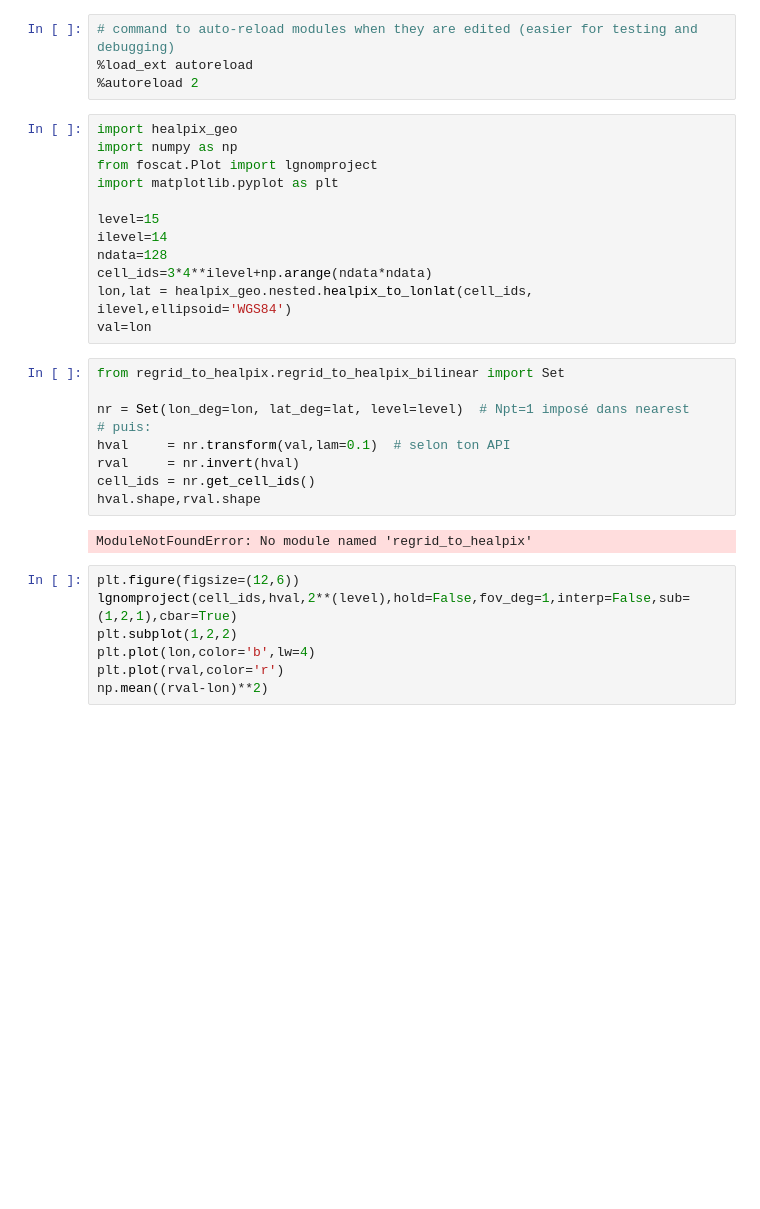
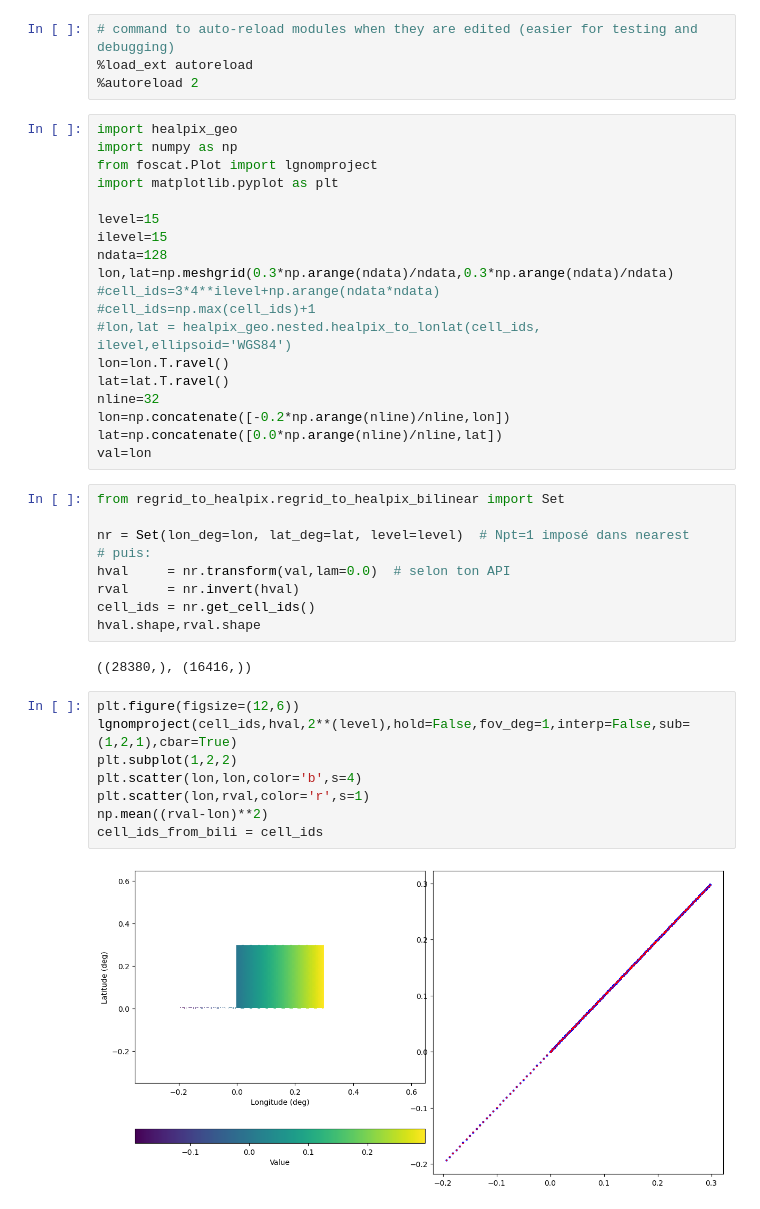
Before and after one commit to EOPF-DGGS/healpix-resample, a Jupyter notebook: notebooks/Test_regrid_to_healpix.ipynb, the cells around one changed output. Cells and saved outputs as stored; diff of their text form; blank space fills up the shorter version.

```diff
--- a/notebooks/Test_regrid_to_healpix.ipynb
+++ b/notebooks/Test_regrid_to_healpix.ipynb
@@ -9,29 +9,39 @@ from foscat.Plot import lgnomproject
 import matplotlib.pyplot as plt
 
 level=15
-ilevel=14
+ilevel=15
 ndata=128
-cell_ids=3*4**ilevel+np.arange(ndata*ndata)
-lon,lat = healpix_geo.nested.healpix_to_lonlat(cell_ids, ilevel,ellipsoid='WGS84')
+lon,lat=np.meshgrid(0.3*np.arange(ndata)/ndata,0.3*np.arange(ndata)/ndata)
+#cell_ids=3*4**ilevel+np.arange(ndata*ndata)
+#cell_ids=np.max(cell_ids)+1
+#lon,lat = healpix_geo.nested.healpix_to_lonlat(cell_ids, ilevel,ellipsoid='WGS84')
+lon=lon.T.ravel()
+lat=lat.T.ravel()
+nline=32
+lon=np.concatenate([-0.2*np.arange(nline)/nline,lon])
+lat=np.concatenate([0.0*np.arange(nline)/nline,lat])
 val=lon
 # %%
 from regrid_to_healpix.regrid_to_healpix_bilinear import Set
 
 nr = Set(lon_deg=lon, lat_deg=lat, level=level)  # Npt=1 imposé dans nearest
 # puis:
-hval     = nr.transform(val,lam=0.1)  # selon ton API
+hval     = nr.transform(val,lam=0.0)  # selon ton API
 rval     = nr.invert(hval)
 cell_ids = nr.get_cell_ids()
 hval.shape,rval.shape
 # %% [output]
-ModuleNotFoundError: No module named 'regrid_to_healpix'
+((28380,), (16416,))
 # %%
 plt.figure(figsize=(12,6))
 lgnomproject(cell_ids,hval,2**(level),hold=False,fov_deg=1,interp=False,sub=(1,2,1),cbar=True)
 plt.subplot(1,2,2)
-plt.plot(lon,color='b',lw=4)
-plt.plot(rval,color='r')
+plt.scatter(lon,lon,color='b',s=4)
+plt.scatter(lon,rval,color='r',s=1)
 np.mean((rval-lon)**2)
+cell_ids_from_bili = cell_ids
+# %% [output]
+[figure, added]
 # %%
 from regrid_to_healpix.regrid_to_healpix_psf import Set
 
```
Also changed, not shown: parts of 11 cells of this notebook, 2 other files.
